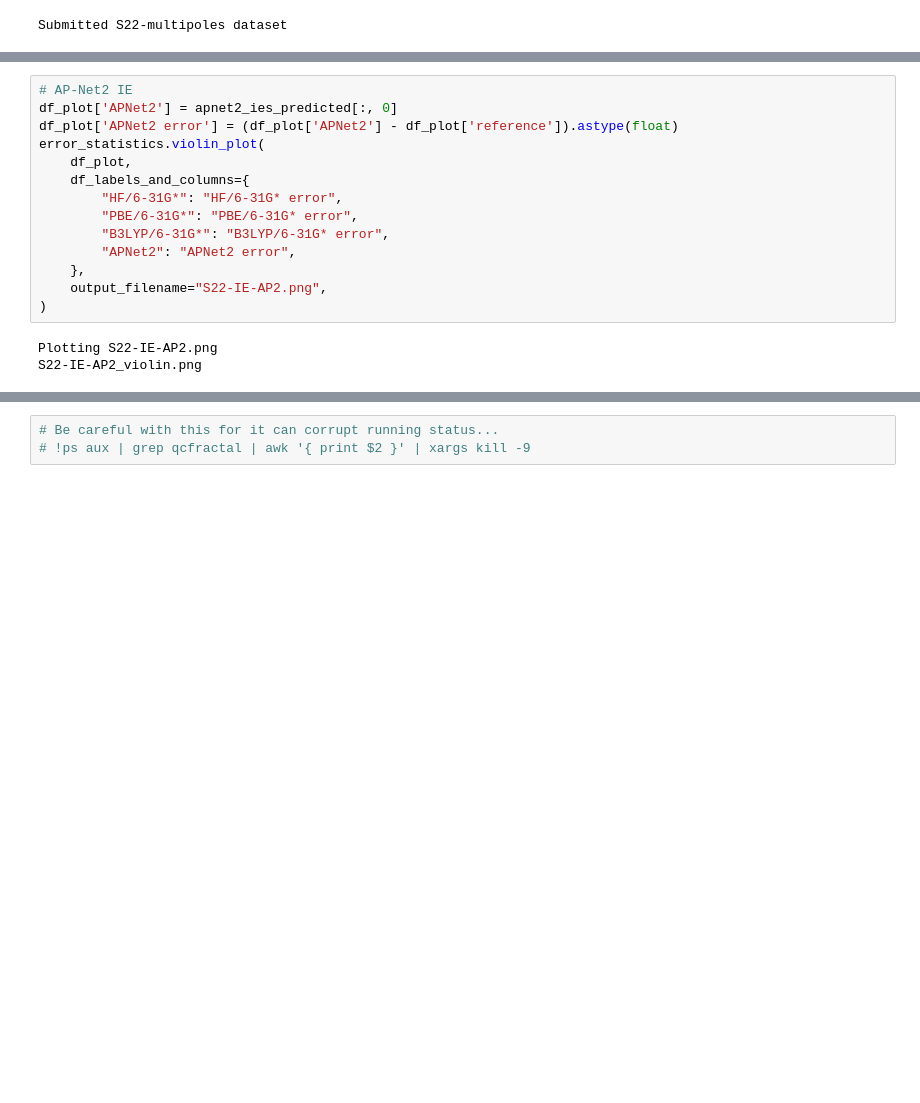
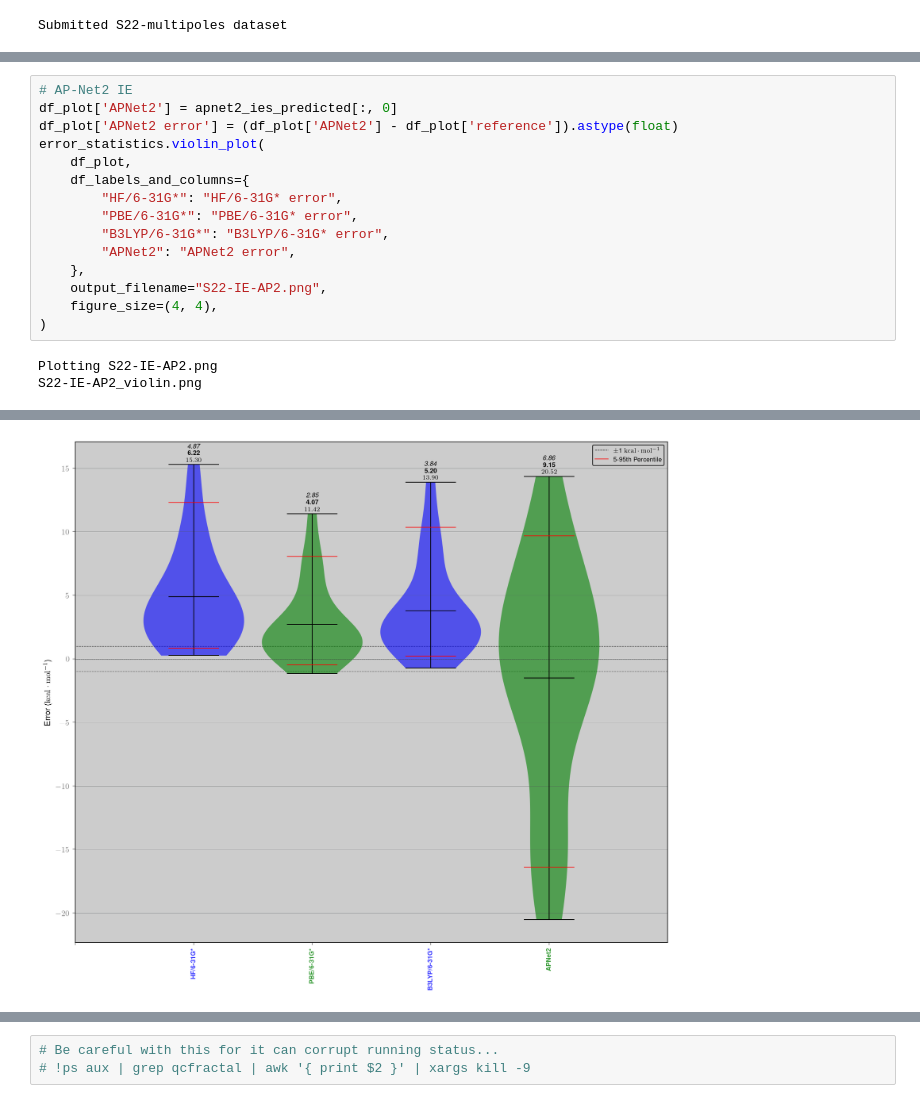
Before and after one commit to cyber-shuttle/psi4_interaction_energy_cybershuttle, a Jupyter notebook: demo.ipynb, the cells around one changed output, grey strips where cells are left out. Saved outputs shown, nothing was run; the diff lists cells and outputs as text; blank space fills up the shorter version.

```diff
--- a/demo.ipynb
+++ b/demo.ipynb
@@ -590,18 +606,20 @@ Processing mols...
 # %%
 # AP-Net2 IE
 df_plot['APNet2'] = apnet2_ies_predicted[:, 0]
 df_plot['APNet2 error'] = (df_plot['APNet2'] - df_plot['reference']).astype(float)
 error_statistics.violin_plot(
     df_plot,
     df_labels_and_columns={
         "HF/6-31G*": "HF/6-31G* error",
         "PBE/6-31G*": "PBE/6-31G* error",
         "B3LYP/6-31G*": "B3LYP/6-31G* error",
         "APNet2": "APNet2 error",
     },
     output_filename="S22-IE-AP2.png",
+    figure_size=(4, 4),
 )
 # %% [output]
 Plotting S22-IE-AP2.png
 S22-IE-AP2_violin.png
 [figure]
+[figure, added]
```
Also changed, not shown: parts of 21 cells of this notebook, 6 other files.
